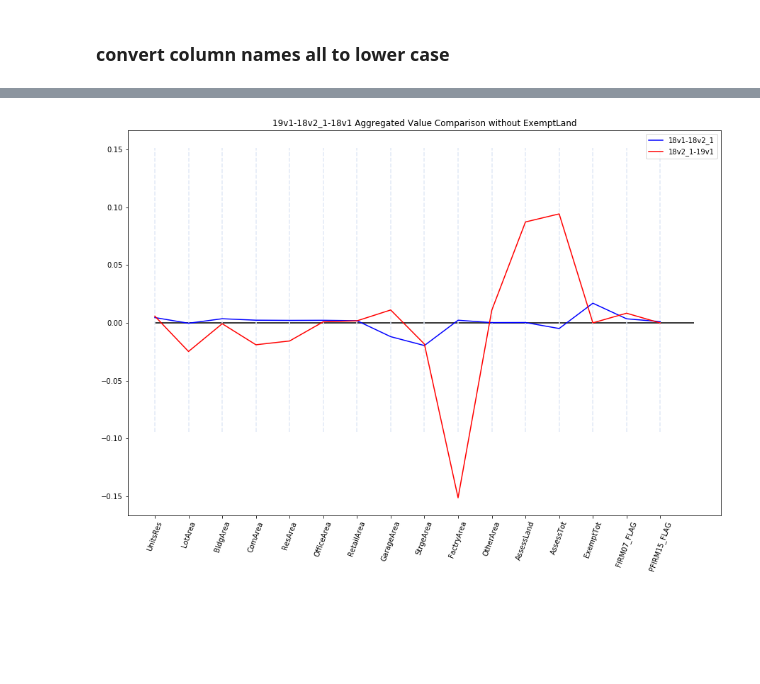
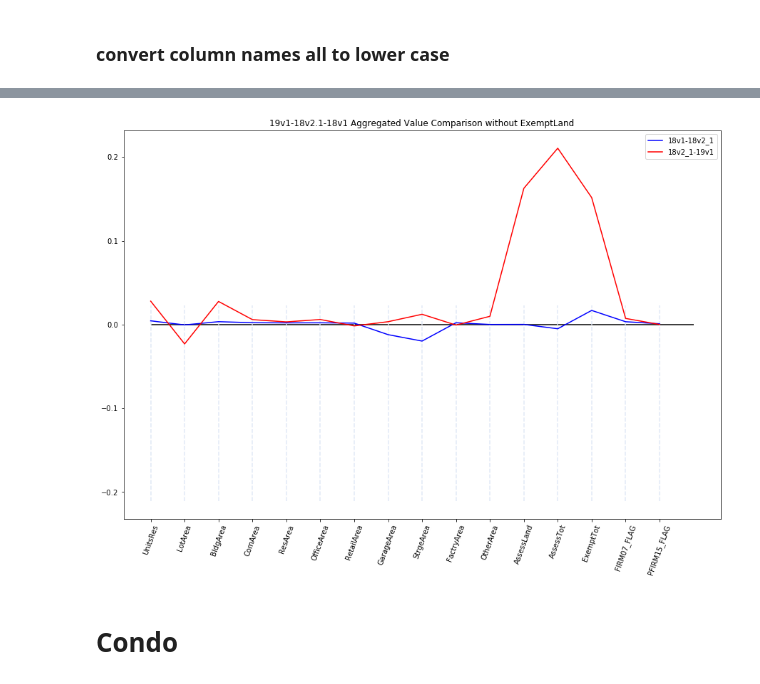
Before and after one commit to NYCPlanning/db-pluto-qaqc, a Jupyter notebook: 19v1/pluto_aggregate_analysis_19v1.ipynb, the cells around one changed output, grey strips where cells are left out. Saved outputs shown, nothing was run; the diff lists cells and outputs as text; code cells hidden in the pictures; blank space fills up the shorter version.

```diff
--- a/19v1/pluto_aggregate_analysis_19v1.ipynb
+++ b/19v1/pluto_aggregate_analysis_19v1.ipynb
@@ -128,15 +123,17 @@ plt.show()
 # %%
 plt.figure(figsize=(15, 10))
-summary_pct = summary_pct.drop(['ExemptLand'], axis=1)
+# summary_pct = summary_pct.drop(['ExemptLand'], axis=1)
 plt.plot(range(16), summary_pct.iloc[1, :], color = 'blue', label='18v1-18v2_1')
 plt.plot(range(16), summary_pct.iloc[2, :], color = 'red', label='18v2_1-19v1')
 plt.hlines(0, 0, 16, color = 'black')
 for i in range(16):
     plt.vlines(i, min(-summary_pct.iloc[2, :]), max(-summary_pct.iloc[2, :]), color = '#e1e9f7', linestyles='dashed')
 plt.xticks(range(16), summary_pct.columns, rotation=70)
-plt.title('19v1-18v2_1-18v1 Aggregated Value Comparison without ExemptLand')
+plt.title('19v1-18v2.1-18v1 Aggregated Value Comparison without ExemptLand')
 plt.legend()
-plt.savefig('19v1-18v2_1-18v1_Aggregated_Value_Comparison_wo_ExemptLand.png', bbox_inches='tight')
+plt.savefig('19v1-18v2.1-18v1_Aggregated_Value_Comparison_wo_ExemptLand.png', bbox_inches='tight')
 plt.show()
 # %% [output]
-[figure, old version]
+[figure, new version]
+# %% [markdown]
+# Condo
```
Also changed, not shown: parts of 12 cells of this notebook, 5 other files.
